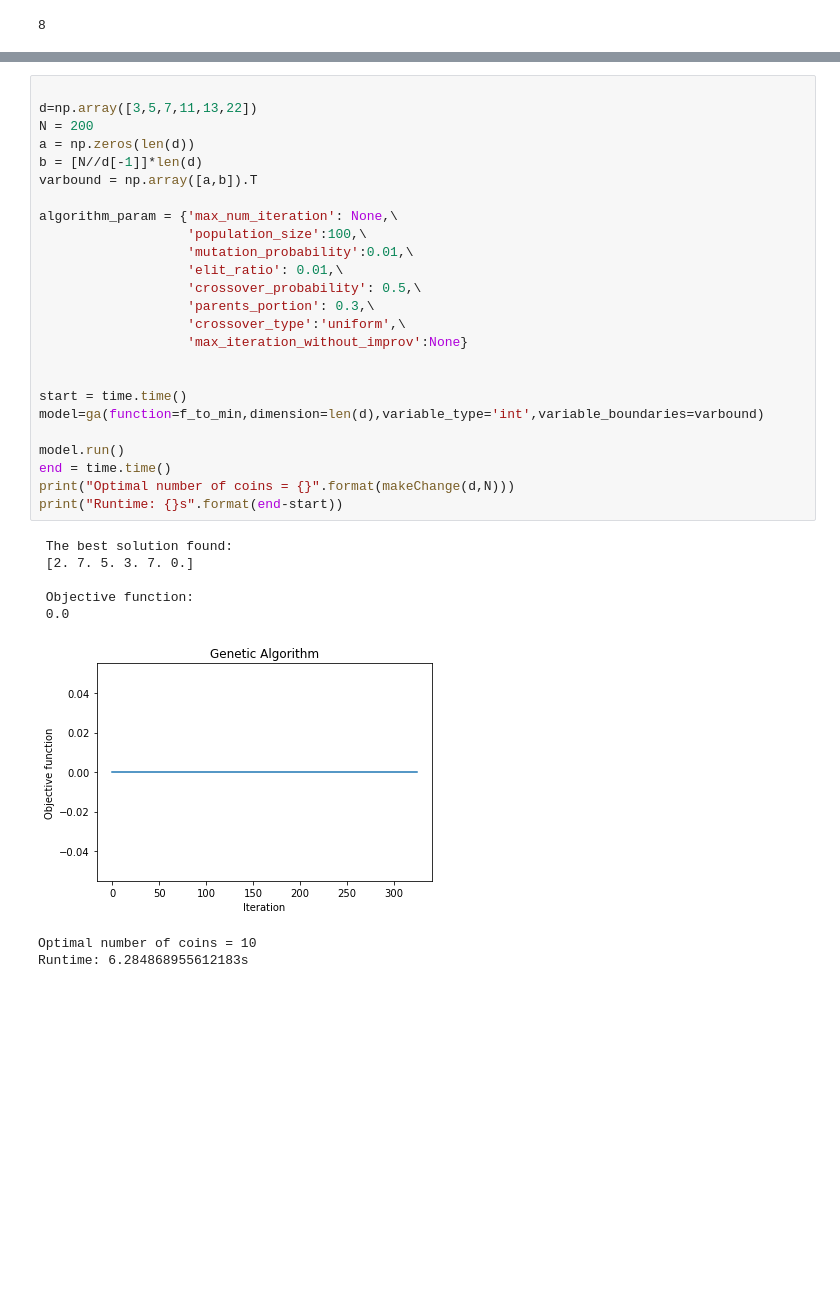
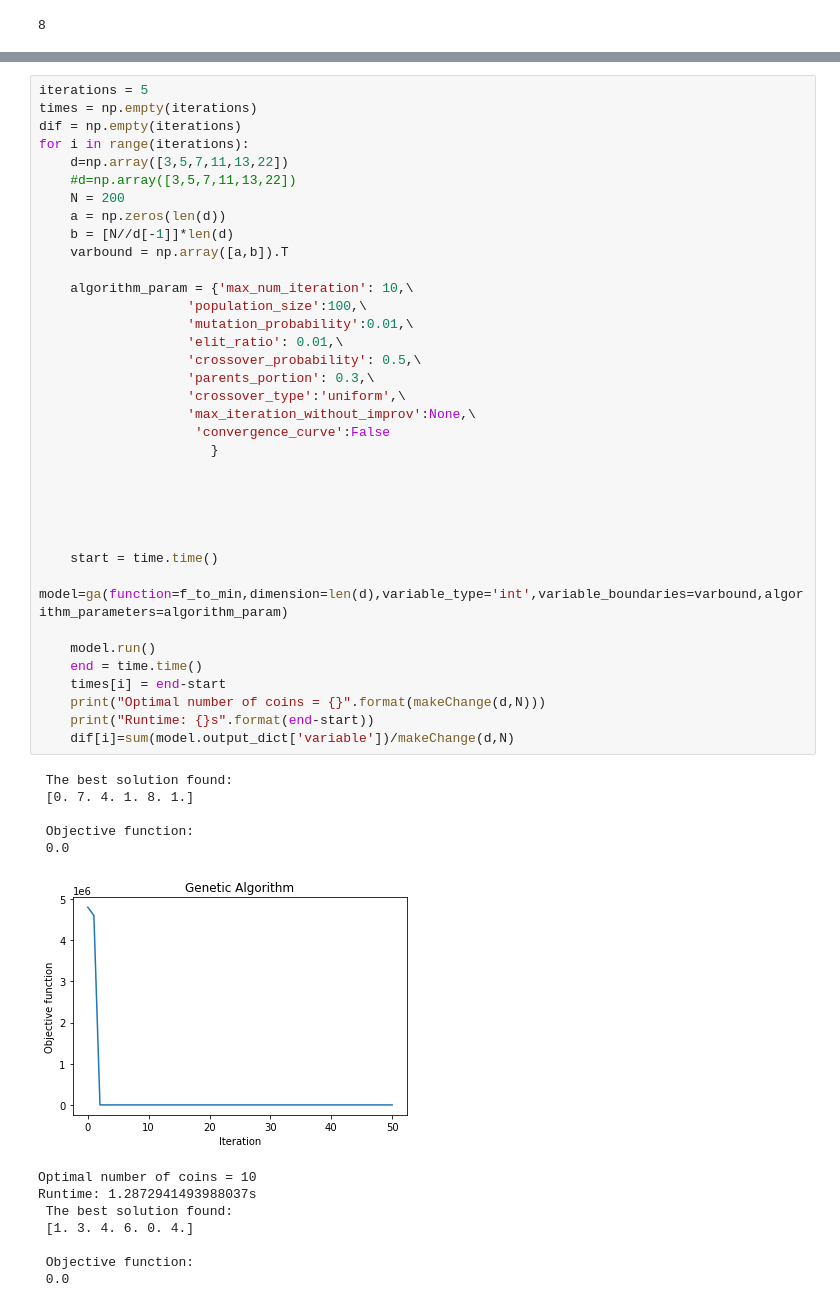
Before and after one commit to filipLoisel/SOS, a Jupyter notebook: UE1/GA/change_making/ChangeMaking.ipynb, the cells around one changed output, grey strips where cells are left out. Drawn from its saved outputs; the diff is of its cells as text; blank space fills up the shorter version.

```diff
--- a/UE1/GA/change_making/ChangeMaking.ipynb
+++ b/UE1/GA/change_making/ChangeMaking.ipynb
@@ -69,34 +120,50 @@ Runtime: 0.5297732353210449s
 # %%
+iterations = 5
+times = np.empty(iterations)
+dif = np.empty(iterations)
+for i in range(iterations):
+    d=np.array([3,5,7,11,13,22])
+    #d=np.array([3,5,7,11,13,22])
+    N = 200
+    a = np.zeros(len(d))
+    b = [N//d[-1]]*len(d)
+    varbound = np.array([a,b]).T
 
-d=np.array([3,5,7,11,13,22])
-N = 200
-a = np.zeros(len(d))
-b = [N//d[-1]]*len(d)
-varbound = np.array([a,b]).T
-
-algorithm_param = {'max_num_iteration': None,\
+    algorithm_param = {'max_num_iteration': 10,\
                    'population_size':100,\
                    'mutation_probability':0.01,\
                    'elit_ratio': 0.01,\
                    'crossover_probability': 0.5,\
                    'parents_portion': 0.3,\
                    'crossover_type':'uniform',\
-                   'max_iteration_without_improv':None}
+                   'max_iteration_without_improv':None,\
+                    'convergence_curve':False
+                      }
 
 
-start = time.time()
-model=ga(function=f_to_min,dimension=len(d),variable_type='int',variable_boundaries=varbound)
 
-model.run()
-end = time.time()
-print("Optimal number of coins = {}".format(makeChange(d,N)))
-print("Runtime: {}s".format(end-start))
+
+
+    start = time.time()
+    model=ga(function=f_to_min,dimension=len(d),variable_type='int',variable_boundaries=varbound,algorithm_parameters=algorithm_param)
+
+    model.run()
+    end = time.time()
+    times[i] = end-start
+    print("Optimal number of coins = {}".format(makeChange(d,N)))
+    print("Runtime: {}s".format(end-start))
+    dif[i]=sum(model.output_dict['variable'])/makeChange(d,N)
 # %% [output]
  The best solution found:
- [2. 7. 5. 3. 7. 0.]
+ [0. 7. 4. 1. 8. 1.]
 
  Objective function:
  0.0
-[figure, old version]
+[figure, new version]
 Optimal number of coins = 10
-Runtime: 6.284868955612183s
+Runtime: 1.2872941493988037s
+ The best solution found:
+ [1. 3. 4. 6. 0. 4.]
+
+ Objective function:
+ 0.0
```
Also changed, not shown: parts of 6 cells of this notebook, 2 other files.
